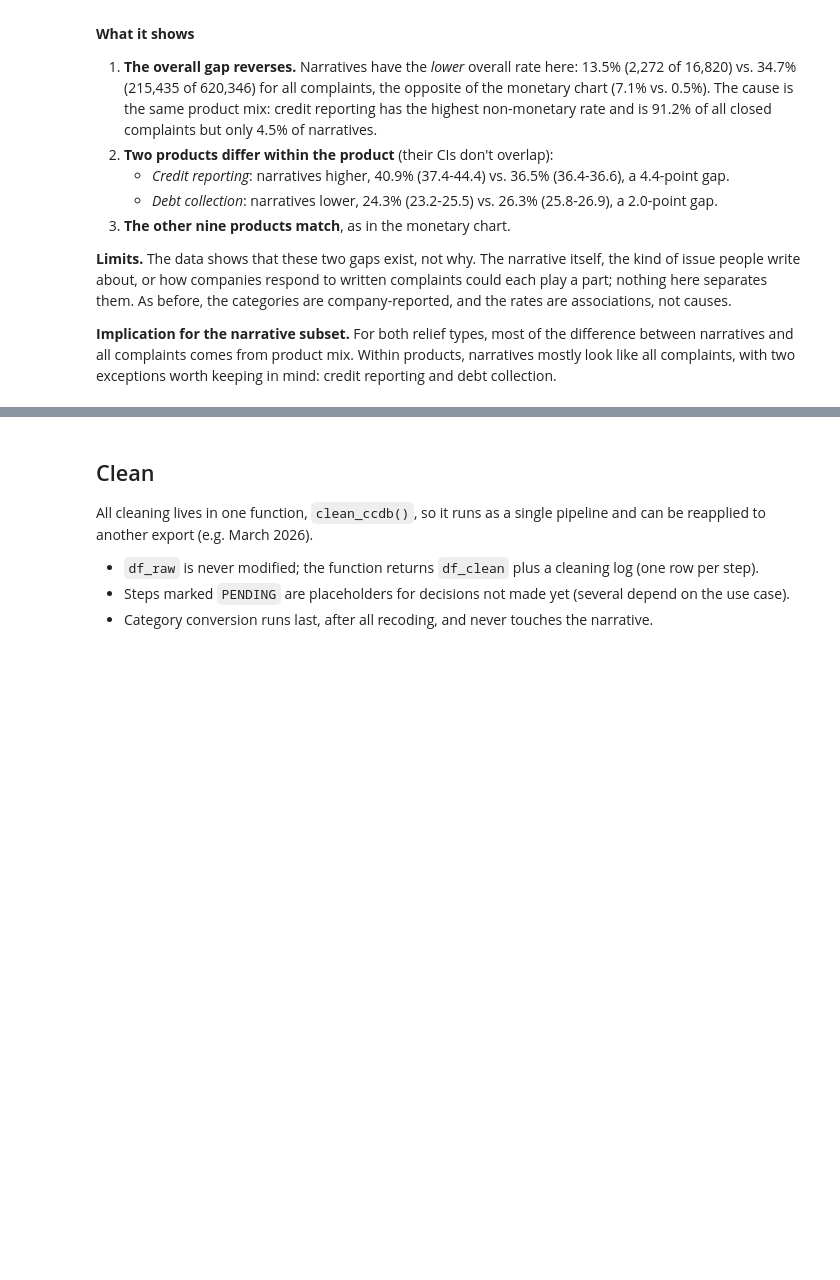
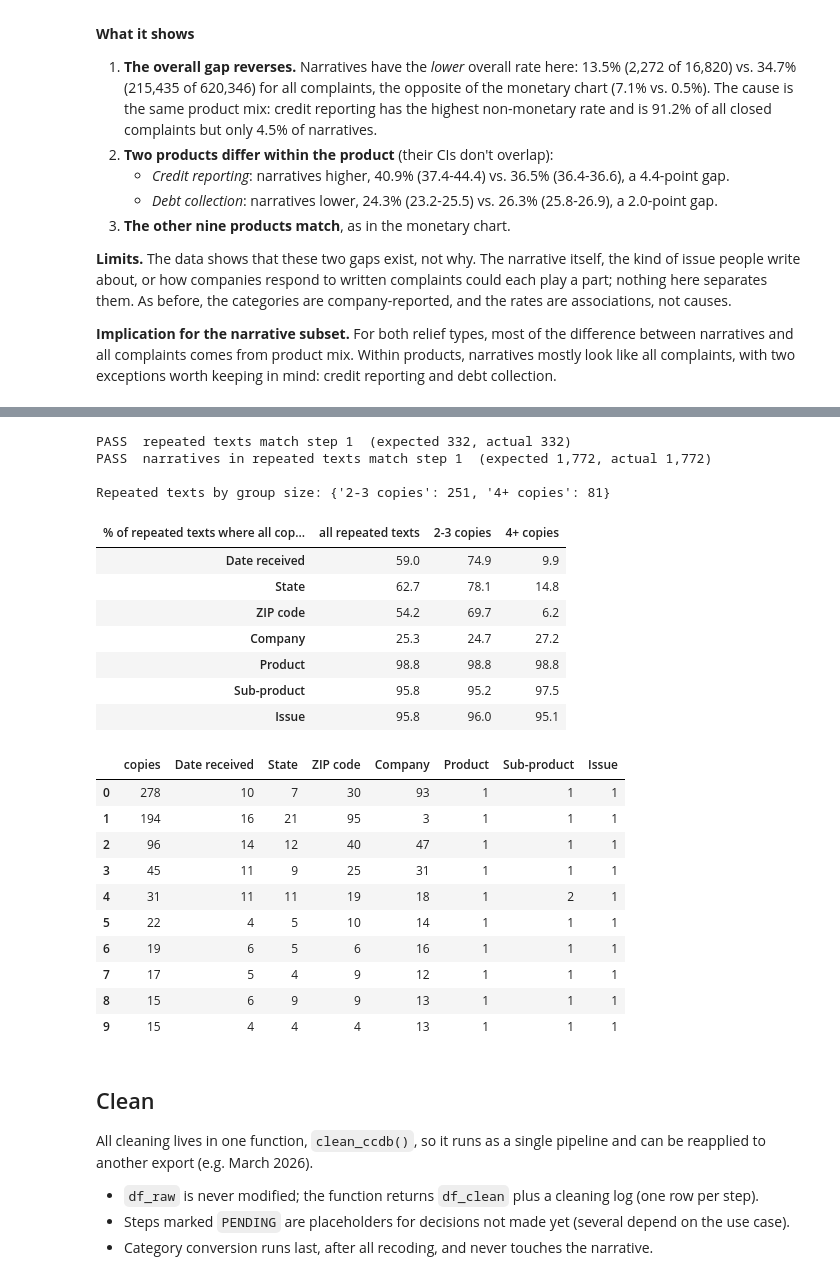
Before and after one commit to wynnther-triho/INFO-4340-Final-Project-CCDB, a Jupyter notebook: notebooks/final_project.ipynb, the cells around one changed output, grey strips where cells are left out. Cells and saved outputs as stored; diff of their text form; code cells hidden in the pictures; blank space fills up the shorter version.

```diff
--- a/notebooks/final_project.ipynb
+++ b/notebooks/final_project.ipynb
@@ -930,3 +1006,56 @@ Read it like the monetary chart above (same unit, CIs and percentage points). No
+# %%
+# --- Explore: duplicate narratives (who files them, and do their labels agree) ---
+FILER_COLS = ["Date received", "State", "ZIP code", "Company"]
+LABEL_COLS = ["Product", "Sub-product", "Issue"]
+SMALL_GROUP_MAX = 3  # 2-3 copies vs. 4+ copies
+
+dup_rows = df_narrative[copies > 1]
+group_key = dup_rows[NARRATIVE_COL]
+distinct = dup_rows.groupby(group_key)[FILER_COLS + LABEL_COLS].nunique(dropna=False)
+distinct["copies"] = dup_rows.groupby(group_key).size()
+distinct["group"] = np.where(distinct["copies"] <= SMALL_GROUP_MAX, f"2-{SMALL_GROUP_MAX} copies", f"{SMALL_GROUP_MAX + 1}+ copies")
+
+results = [
+    check("repeated texts match step 1", len(distinct) == len(repeated), f"(expected {len(repeated):,}, actual {len(distinct):,})"),
+    check("narratives in repeated texts match step 1", distinct["copies"].sum() == repeated.sum(),
+          f"(expected {repeated.sum():,}, actual {distinct['copies'].sum():,})"),
+]
+assert all(results), "A duplicate check failed; see the FAIL lines above"
+
+# Share of repeated texts whose copies all have the same value, by group size
+same_value = (distinct[FILER_COLS + LABEL_COLS] == 1).groupby(distinct["group"]).mean().mul(100).round(1).T
+same_value.columns.name = "% of repeated texts where all copies agree"
+same_value.insert(0, "all repeated texts", (100 * (distinct[FILER_COLS + LABEL_COLS] == 1).mean()).round(1))
+print(f"\nRepeated texts by group size: {distinct['group'].value_counts().to_dict()}")
+display(same_value)
+
+# The largest groups in detail: number of distinct values among the copies
+display(distinct.sort_values("copies", ascending=False).head(10)[["copies"] + FILER_COLS + LABEL_COLS]
+        .reset_index(drop=True))
+# %% [output]
+PASS  repeated texts match step 1  (expected 332, actual 332)
+PASS  narratives in repeated texts match step 1  (expected 1,772, actual 1,772)
+
+Repeated texts by group size: {'2-3 copies': 251, '4+ copies': 81}
+| % of repeated texts where all cop... | all repeated texts | 2-3 copies | 4+ copies |
+| Date received | 59.0 | 74.9 | 9.9 |
+| State | 62.7 | 78.1 | 14.8 |
+| ZIP code | 54.2 | 69.7 | 6.2 |
+| Company | 25.3 | 24.7 | 27.2 |
+| Product | 98.8 | 98.8 | 98.8 |
+| Sub-product | 95.8 | 95.2 | 97.5 |
+| Issue | 95.8 | 96.0 | 95.1 |
+|  | copies | Date received | State | ZIP code | Company | Product | Sub-product | Issue |
+| 0 | 278 | 10 | 7 | 30 | 93 | 1 | 1 | 1 |
+| 1 | 194 | 16 | 21 | 95 | 3 | 1 | 1 | 1 |
+| 2 | 96 | 14 | 12 | 40 | 47 | 1 | 1 | 1 |
+| 3 | 45 | 11 | 9 | 25 | 31 | 1 | 1 | 1 |
+| 4 | 31 | 11 | 11 | 19 | 18 | 1 | 2 | 1 |
+| 5 | 22 | 4 | 5 | 10 | 14 | 1 | 1 | 1 |
+| 6 | 19 | 6 | 5 | 6 | 16 | 1 | 1 | 1 |
+| 7 | 17 | 5 | 4 | 9 | 12 | 1 | 1 | 1 |
+| 8 | 15 | 6 | 9 | 9 | 13 | 1 | 1 | 1 |
+| 9 | 15 | 4 | 4 | 4 | 13 | 1 | 1 | 1 |
 # %% [markdown]
 ## Clean
 
```
Also changed, not shown: parts of 2 cells of this notebook.
